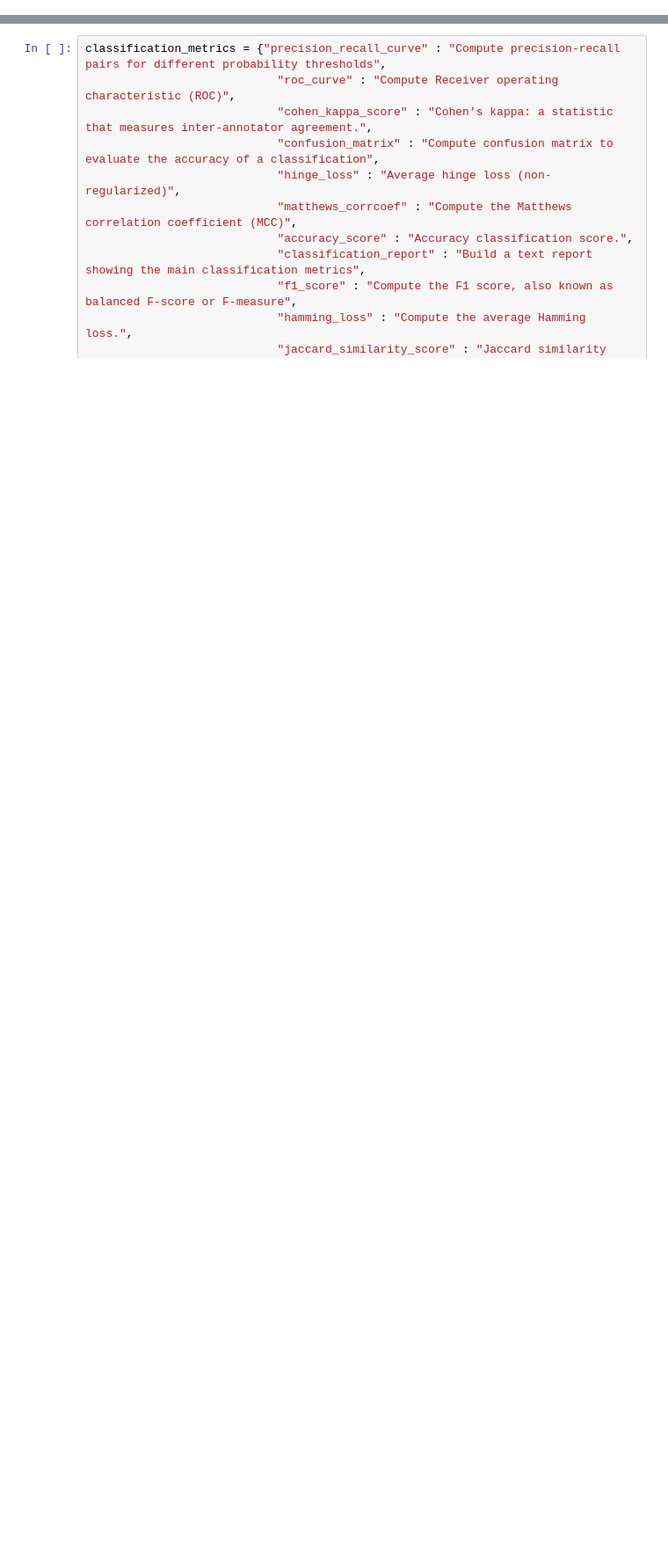
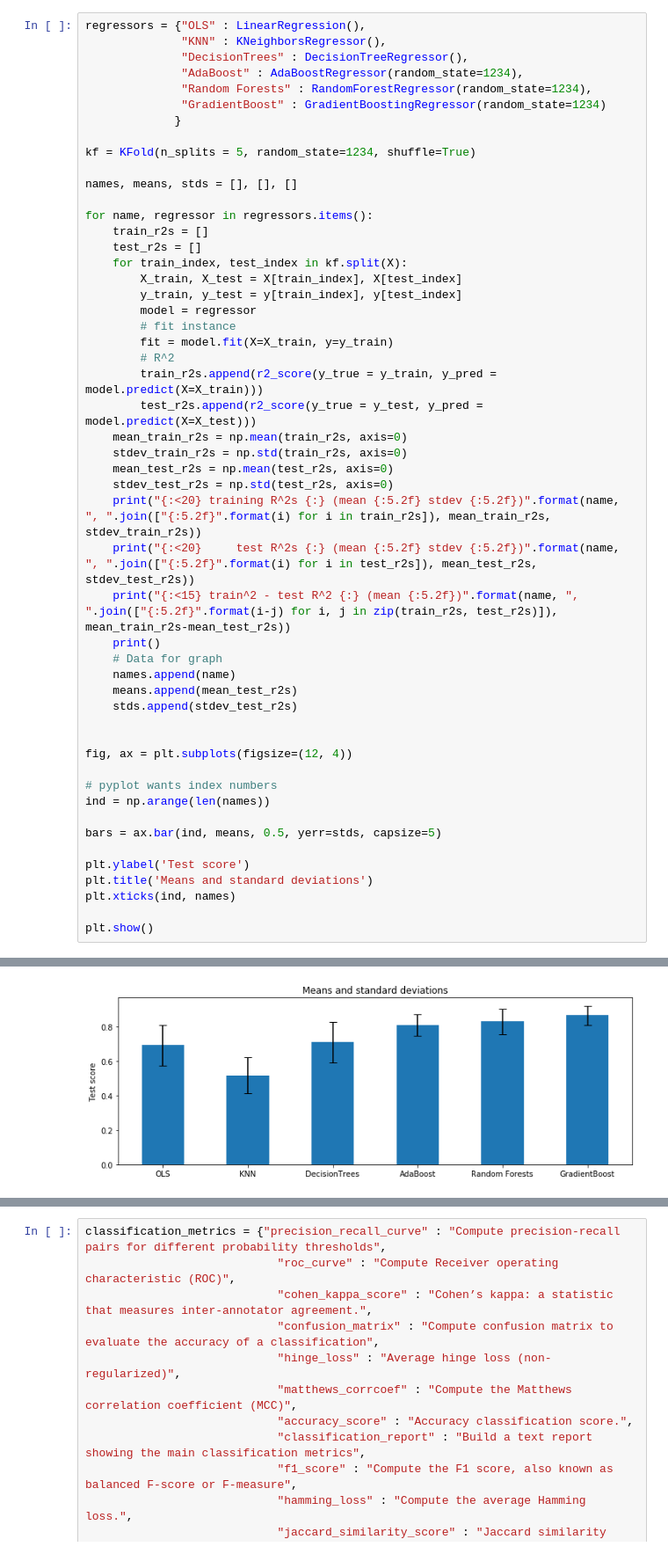
Before and after one commit to sjchiass/ml_guides, a Jupyter notebook: Statistical Learning/3_Model_Evaluation.ipynb, the cells around one changed output, grey strips where cells are left out. Shown at 88% size. Saved outputs shown, nothing was run; the diff lists cells and outputs as text; blank space fills up the shorter version.

```diff
--- a/Statistical Learning/3_Model_Evaluation.ipynb
+++ b/Statistical Learning/3_Model_Evaluation.ipynb
@@ -31,0 +228,52 @@ X, y = datasets.make_moons(n_samples=1000, noise=0.3)
+# %%
+regressors = {"OLS" : LinearRegression(),
+              "KNN" : KNeighborsRegressor(),
+              "DecisionTrees" : DecisionTreeRegressor(),
+              "AdaBoost" : AdaBoostRegressor(random_state=1234),
+              "Random Forests" : RandomForestRegressor(random_state=1234),
+              "GradientBoost" : GradientBoostingRegressor(random_state=1234)
+             }
+
+kf = KFold(n_splits = 5, random_state=1234, shuffle=True)
+
+names, means, stds = [], [], []
+
+for name, regressor in regressors.items():
+    train_r2s = []
+    test_r2s = []
+    for train_index, test_index in kf.split(X):
+        X_train, X_test = X[train_index], X[test_index]
+        y_train, y_test = y[train_index], y[test_index]
+        model = regressor
+        # fit instance
+        fit = model.fit(X=X_train, y=y_train)
+        # R^2
+        train_r2s.append(r2_score(y_true = y_train, y_pred = model.predict(X=X_train)))
+        test_r2s.append(r2_score(y_true = y_test, y_pred = model.predict(X=X_test)))
+    mean_train_r2s = np.mean(train_r2s, axis=0)
+    stdev_train_r2s = np.std(train_r2s, axis=0)
+    mean_test_r2s = np.mean(test_r2s, axis=0)
+    stdev_test_r2s = np.std(test_r2s, axis=0)
+    print("{:<20} training R^2s {:} (mean {:5.2f} stdev {:5.2f})".format(name, ", ".join(["{:5.2f}".format(i) for i in train_r2s]), mean_train_r2s, stdev_train_r2s))
+    print("{:<20}     test R^2s {:} (mean {:5.2f} stdev {:5.2f})".format(name, ", ".join(["{:5.2f}".format(i) for i in test_r2s]), mean_test_r2s, stdev_test_r2s))
+    print("{:<15} train^2 - test R^2 {:} (mean {:5.2f})".format(name, ", ".join(["{:5.2f}".format(i-j) for i, j in zip(train_r2s, test_r2s)]), mean_train_r2s-mean_test_r2s))
+    print()
+    # Data for graph
+    names.append(name)
+    means.append(mean_test_r2s)
+    stds.append(stdev_test_r2s)
+
+
+fig, ax = plt.subplots(figsize=(12, 4))
+
+# pyplot wants index numbers
+ind = np.arange(len(names))
+
+bars = ax.bar(ind, means, 0.5, yerr=stds, capsize=5)
+
+plt.ylabel('Test score')
+plt.title('Means and standard deviations')
+plt.xticks(ind, names)
+
+plt.show()
+# %% [output]
@@ -31,0 +297 @@ X, y = datasets.make_moons(n_samples=1000, noise=0.3)
+[figure, added]
```
Also changed, not shown: parts of 53 cells of this notebook, 3 other files.
